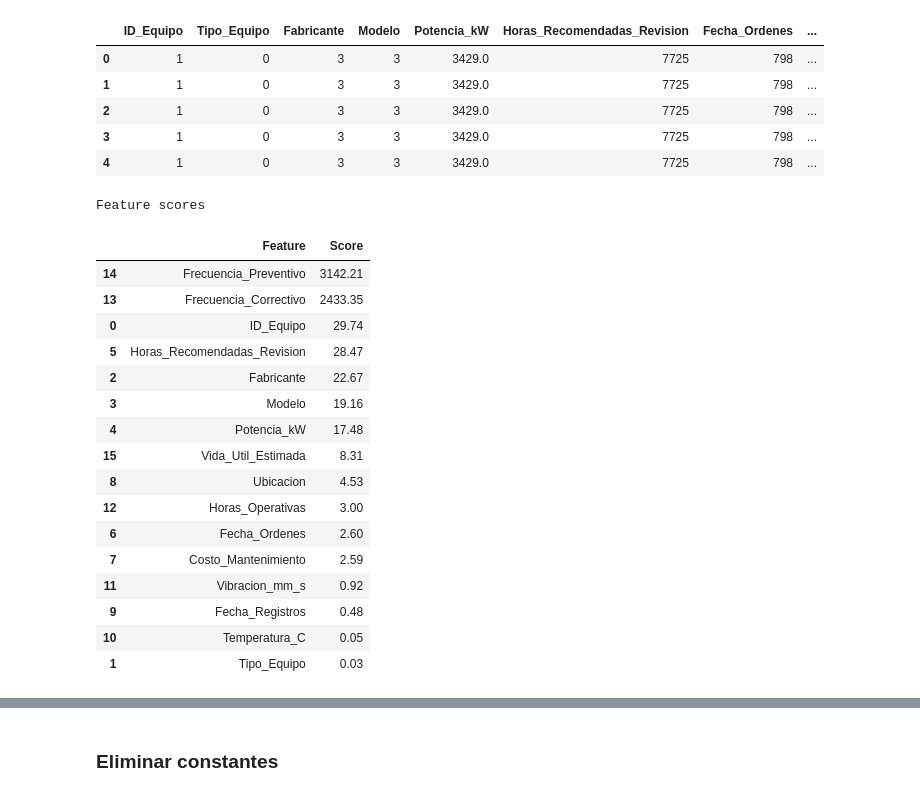
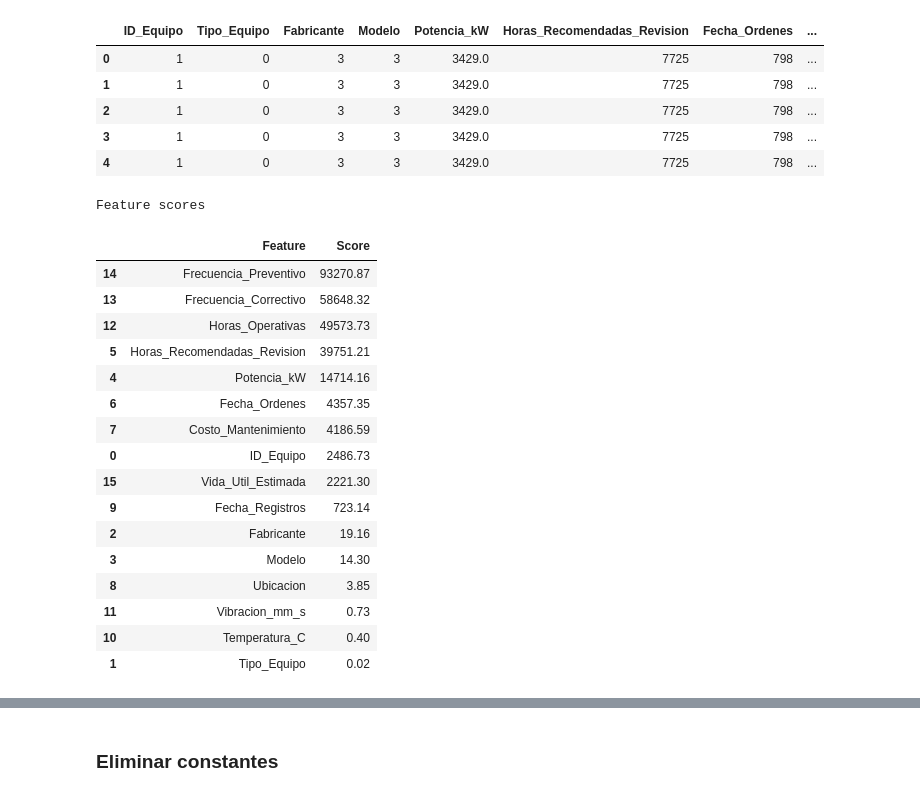
Before and after one commit to CarlosEsteve/Etapa3, a Jupyter notebook: src/Etapa_3.ipynb, the cells around one changed output, grey strips where cells are left out. Saved outputs shown, nothing was run; the diff lists cells and outputs as text; code cells hidden in the pictures.

```diff
--- a/src/Etapa_3.ipynb
+++ b/src/Etapa_3.ipynb
@@ -2368,38 +1498,38 @@ mantenimiento_dff.head()
 # %%
 # Evaluamos la aportación de cada columna
 from sklearn.feature_selection import SelectKBest
-from sklearn.feature_selection import f_classif
+from sklearn.feature_selection import chi2
 
 X= mantenimiento_dff.drop(target_column, axis=1)
 y = mantenimiento_dff[target_column]
 
-fvalue_selector = SelectKBest(f_classif, k=2)
+fvalue_selector = SelectKBest(chi2, k=2)
 
 X_kbest = fvalue_selector.fit(X,y)
 
 feature_scores = pd.DataFrame({"Feature": X.columns,"Score": X_kbest.scores_}).sort_values(by="Score", ascending=False)
 
 print(headr("Feature scores"))
 round(feature_scores,2)
 # %% [output]
 Feature scores
 |  | Feature | Score |
-| 14 | Frecuencia_Preventivo | 3142.21 |
-| 13 | Frecuencia_Correctivo | 2433.35 |
-| 0 | ID_Equipo | 29.74 |
-| 5 | Horas_Recomendadas_Revision | 28.47 |
-| 2 | Fabricante | 22.67 |
-| 3 | Modelo | 19.16 |
-| 4 | Potencia_kW | 17.48 |
-| 15 | Vida_Util_Estimada | 8.31 |
-| 8 | Ubicacion | 4.53 |
-| 12 | Horas_Operativas | 3.00 |
-| 6 | Fecha_Ordenes | 2.60 |
-| 7 | Costo_Mantenimiento | 2.59 |
-| 11 | Vibracion_mm_s | 0.92 |
-| 9 | Fecha_Registros | 0.48 |
-| 10 | Temperatura_C | 0.05 |
-| 1 | Tipo_Equipo | 0.03 |
+| 14 | Frecuencia_Preventivo | 93270.87 |
+| 13 | Frecuencia_Correctivo | 58648.32 |
+| 12 | Horas_Operativas | 49573.73 |
+| 5 | Horas_Recomendadas_Revision | 39751.21 |
+| 4 | Potencia_kW | 14714.16 |
+| 6 | Fecha_Ordenes | 4357.35 |
+| 7 | Costo_Mantenimiento | 4186.59 |
+| 0 | ID_Equipo | 2486.73 |
+| 15 | Vida_Util_Estimada | 2221.30 |
+| 9 | Fecha_Registros | 723.14 |
+| 2 | Fabricante | 19.16 |
+| 3 | Modelo | 14.30 |
+| 8 | Ubicacion | 3.85 |
+| 11 | Vibracion_mm_s | 0.73 |
+| 10 | Temperatura_C | 0.40 |
+| 1 | Tipo_Equipo | 0.02 |
 # %%
 # Ver proporciones nuevamente
 
```
Also changed, not shown: parts of 122 cells of this notebook.
